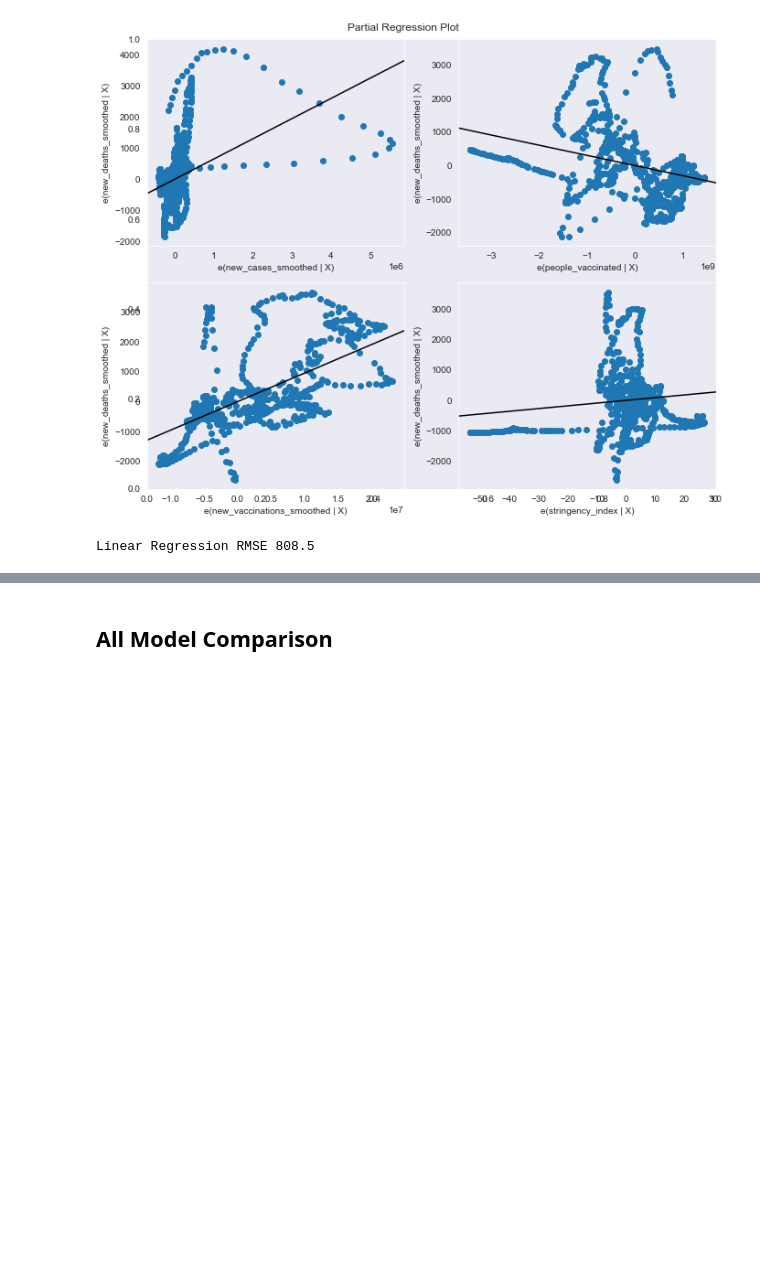
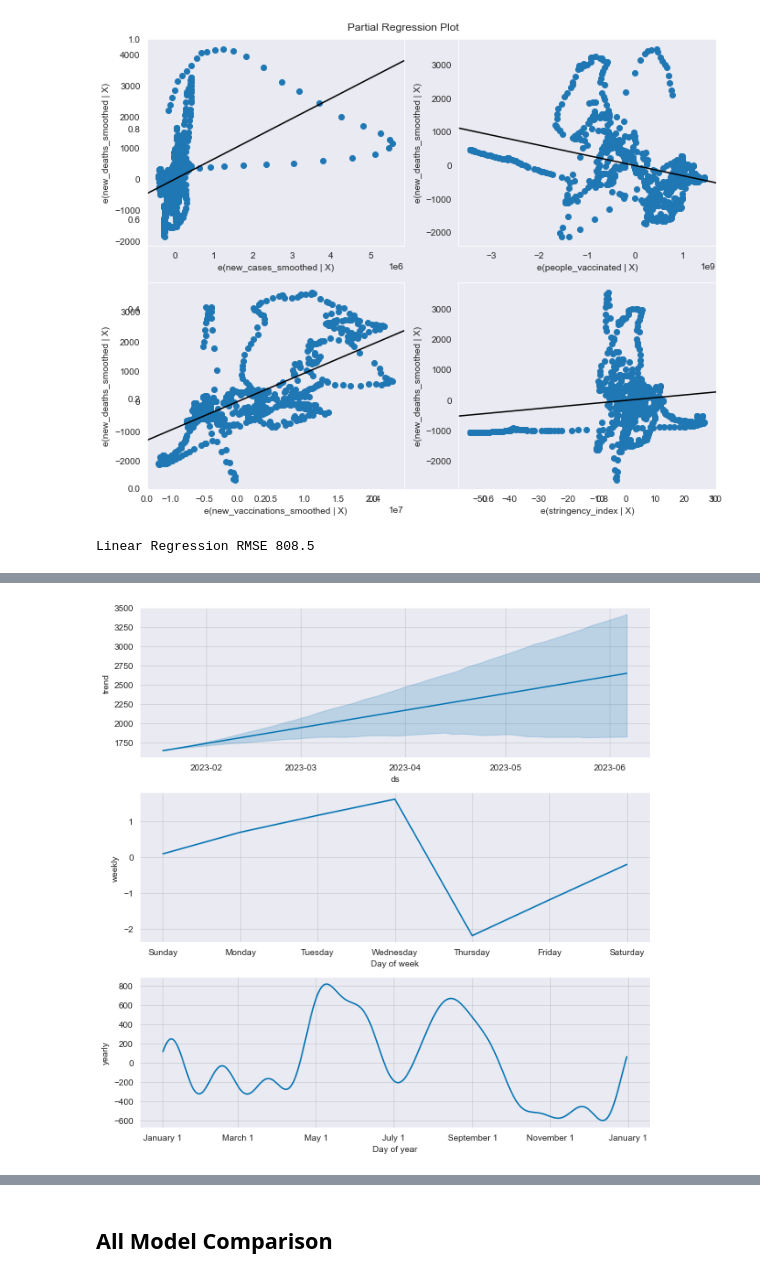
Before and after one commit to Bella3s/Covid-19-Time-Series-Modeling, a Jupyter notebook: index.ipynb, the cells around one changed output, grey strips where cells are left out. Cells and saved outputs as stored; diff of their text form; code cells hidden in the pictures; blank space fills up the shorter version.

```diff
--- a/index.ipynb
+++ b/index.ipynb
@@ -1272,0 +1289,5 @@ Linear Regression RMSE 808.5
+# %%
+prophet_model.plot_components(y_preds_prophet)
+plt.show()
+# %% [output]
+[figure, added]
```
Also changed, not shown: parts of 13 cells of this notebook.
